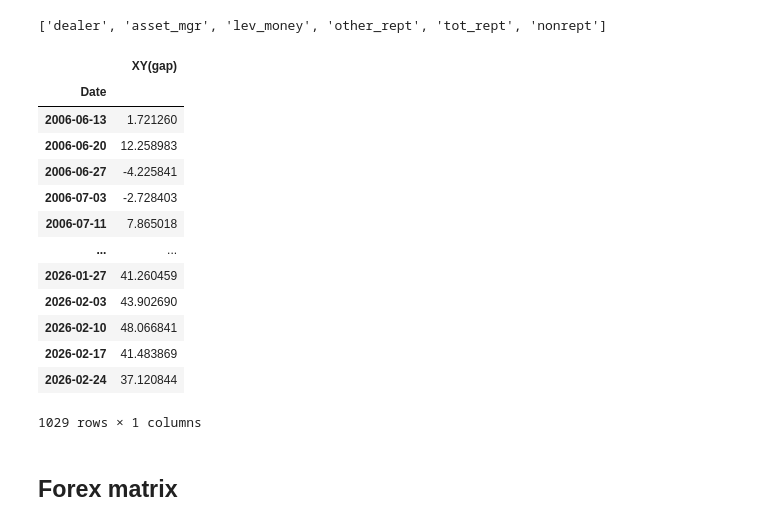
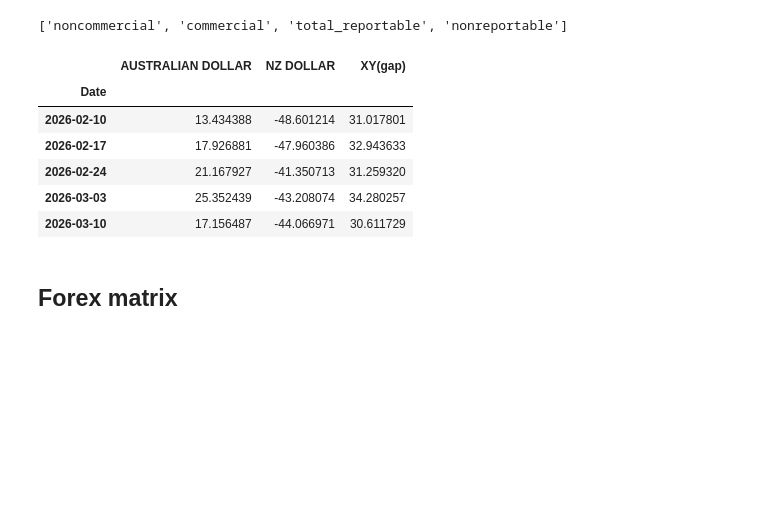
Before and after one commit to mod7ex/COT-analysis, a Jupyter notebook: analysis/forex.ipynb, the cells around one changed output. Cells and saved outputs as stored; diff of their text form; code cells hidden in the pictures; blank space fills up the shorter version.

```diff
--- a/analysis/forex.ipynb
+++ b/analysis/forex.ipynb
@@ -8,24 +8,23 @@ MARKETS = [
     "BRITISH POUND",
     "CANADIAN DOLLAR",
     "SWISS FRANC",
-    "BRITISH POUND",
     "JAPANESE YEN",
     "EURO FX",
     "AUSTRALIAN DOLLAR",
     "NZ DOLLAR",
 ]
 
-PAIR = (MARKETS[1], MARKETS[2])
+PAIR = (MARKETS[-2], MARKETS[-1])
 
-REPORT_TYPE = TRADERS_IN_FINANCIAL_FUTURES_FUT
+REPORT_TYPE = LEGUACY_FUT
 # %%
-participants = get_market_participants(get_market_df(cot_report_type=REPORT_TYPE, market=MARKETS[0], last_year=True, verbose=False))
+participants = get_market_participants(get_market_df(cot_report_type=REPORT_TYPE, market=PAIR[0], last_year=True, verbose=False))
 
 list(participants.keys())
 # %% [output]
-['dealer', 'asset_mgr', 'lev_money', 'other_rept', 'tot_rept', 'nonrept']
+['noncommercial', 'commercial', 'total_reportable', 'nonreportable']
 # %%
-PARTICIPANT = "lev_money"
+PARTICIPANT = "noncommercial"
 
 participant = participants[PARTICIPANT]
 # %%
@@ -36,7 +35,8 @@ def pair_gap_df(pair, participant=participant, report_type=REPORT_TYPE):
         market_df = get_market_df(cot_report_type=report_type, market=market, verbose=False)
         _market_long = market_df[participant["long"]]
         _market_short = market_df[participant["short"]]
-        _df[market] = 100 * (_market_long - _market_short) / (_market_long + _market_short + market_df[participant["spread"]])
+        _df[market] = 100 * (_market_long - _market_short) / market_df[participant["oi_all"]]
+        # _df[market] = 100 * (_market_long - _market_short) / (_market_long + _market_short + market_df[participant["spread"]])
 
     _df["XY(gap)"] = (_df[pair[0]] - _df[pair[1]]) / 2
 
@@ -44,24 +44,17 @@ def pair_gap_df(pair, participant=participant, report_type=REPORT_TYPE):
 # %%
 df = pair_gap_df(pair=PAIR, participant=participant, report_type=REPORT_TYPE)
 
-df = df[["XY(gap)"]]
+# df = df[["XY(gap)"]]
 
-df
+df.tail()
 # %% [output]
-|  | XY(gap) |
-| Date |  |
-| 2006-06-13 | 1.721260 |
-| 2006-06-20 | 12.258983 |
-| 2006-06-27 | -4.225841 |
-| 2006-07-03 | -2.728403 |
-| 2006-07-11 | 7.865018 |
-| ... | ... |
-| 2026-01-27 | 41.260459 |
-| 2026-02-03 | 43.902690 |
-| 2026-02-10 | 48.066841 |
-| 2026-02-17 | 41.483869 |
-| 2026-02-24 | 37.120844 |
+|  | AUSTRALIAN DOLLAR | NZ DOLLAR | XY(gap) |
+| Date |  |  |  |
+| 2026-02-10 | 13.434388 | -48.601214 | 31.017801 |
+| 2026-02-17 | 17.926881 | -47.960386 | 32.943633 |
+| 2026-02-24 | 21.167927 | -41.350713 | 31.259320 |
+| 2026-03-03 | 25.352439 | -43.208074 | 34.280257 |
+| 2026-03-10 | 17.156487 | -44.066971 | 30.611729 |
-1029 rows × 1 columns
 # %%
 plot_df_chart(
     df,
```
Also changed, not shown: parts of 2 cells of this notebook, 4 other files.
